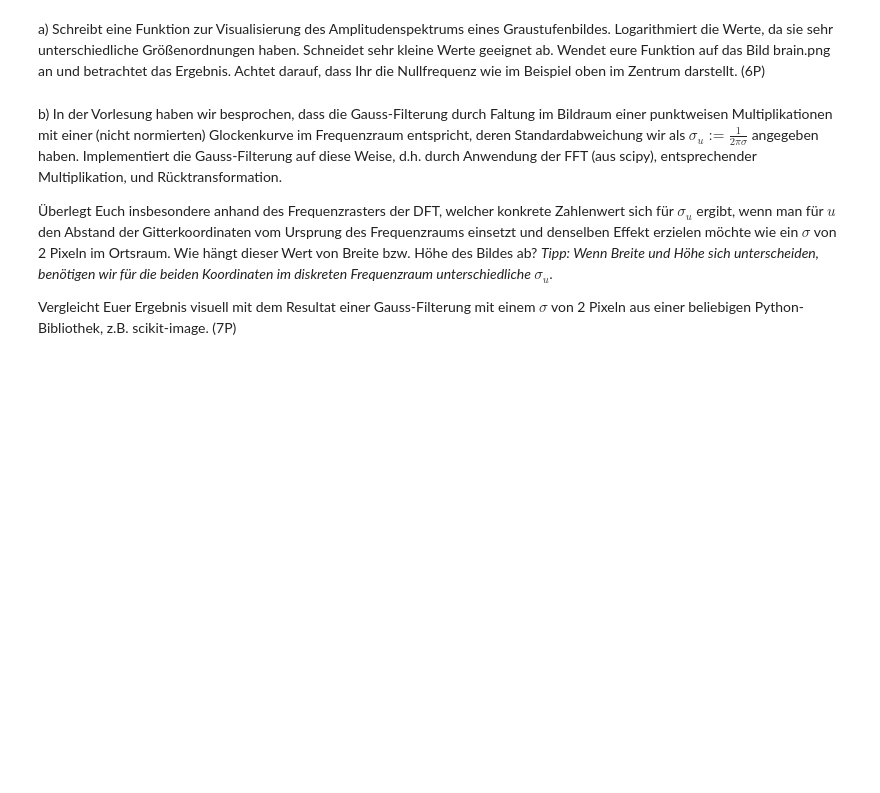
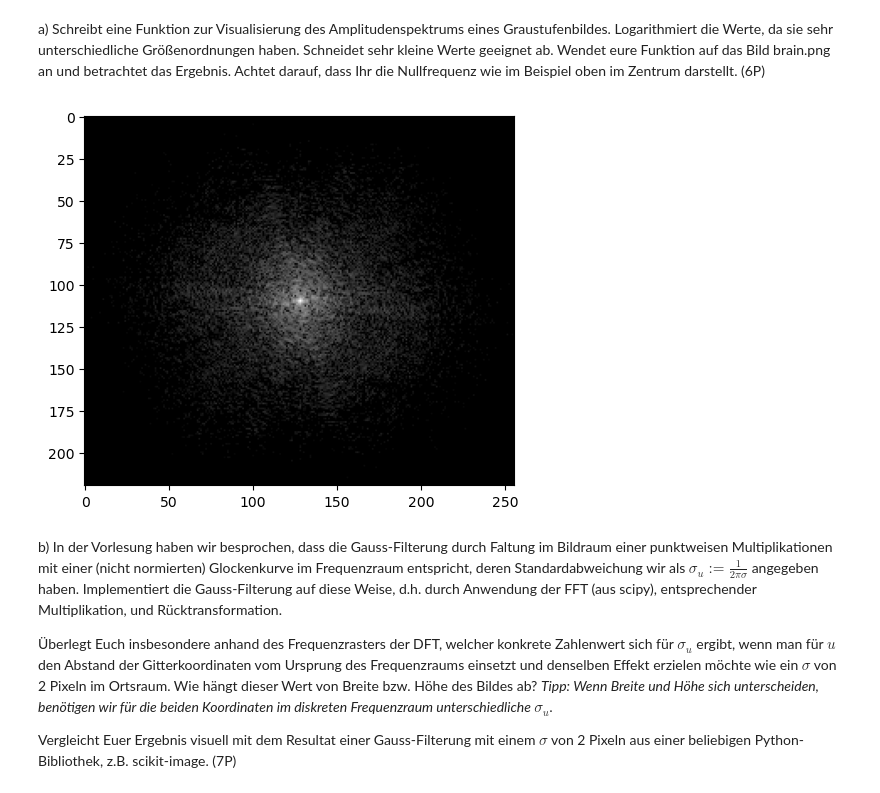
Before and after one commit to TimNogga/MedizinischeBildAnalyseBonn, a Jupyter notebook: mba-03/MBA_03.ipynb, the cells around one changed output. Saved outputs shown, nothing was run; the diff lists cells and outputs as text; code cells hidden in the pictures; blank space fills up the shorter version.

```diff
--- a/mba-03/MBA_03.ipynb
+++ b/mba-03/MBA_03.ipynb
@@ -221,19 +221,33 @@ _Lösung:_
 # %% [markdown]
 a) Schreibt eine Funktion zur Visualisierung des Amplitudenspektrums eines Graustufenbildes. Logarithmiert die Werte, da sie sehr unterschiedliche Größenordnungen haben. Schneidet sehr kleine Werte geeignet ab. Wendet eure Funktion auf das Bild brain.png an und betrachtet das Ergebnis. Achtet darauf, dass Ihr die Nullfrequenz wie im Beispiel oben im Zentrum darstellt. (6P)
 # %%
-# Lösung
+import scipy as sp
+import skimage as ski
+import numpy as np
+import matplotlib.pyplot as plt
 
-def amplitude_spectrum(img):
+def amplitude_spectrum(img, threshold=8.0):
+    # Transformiert img in den Frequenzraum
+    img_fft = sp.fft.fft2(img)
 
-    # Transformiert img in den Frequenzraum
-
-    # Nutzt die FFT Verschiebung, sodass sich die Nullfrequenz im Zentrum Eures Bildes
-    # befindet. Tipp: scipy.fft
+    # Nutzt die FFT Verschiebung, sodass sich die Nullfrequenz im Zentrum Eures Bildes befindet.
+    img_fft_shifted = sp.fft.fftshift(img_fft)
 
     # Nehmt den Logarithmus der Magnitude der komplexen Zahlen.
-    # In unserem Beispiel oben haben wir kleine Werte abgeschnitten.
+    fft = np.log(np.abs(img_fft_shifted))
 
-    pass
+    # Setzt alle Werte unter 8.2 auf genau 8.0, um sehr kleine Werte auf ein bestimmtes Niveau zu bringen.
+    fft[np.absolute(fft < 8.2)] = 8.0
+
+    # Schneidet alle Werte ab, die unter dem Schwellwert (threshold) liegen.
+    fft[fft < threshold] = 0
+    return fft
+
+img = ski.io.imread("brain.png")
+plt.imshow(amplitude_spectrum(img), cmap="gray")
+plt.show()
+# %% [output]
+[figure, added]
 # %% [markdown]
 b) In der Vorlesung haben wir besprochen, dass die Gauss-Filterung durch Faltung im Bildraum einer punktweisen Multiplikationen mit einer (nicht normierten) Glockenkurve im Frequenzraum entspricht, deren Standardabweichung wir als $\sigma_u := \frac{1}{2\pi \sigma}$ angegeben haben. Implementiert die Gauss-Filterung auf diese Weise, d.h. durch Anwendung der FFT (aus scipy), entsprechender Multiplikation, und Rücktransformation.
 
```
